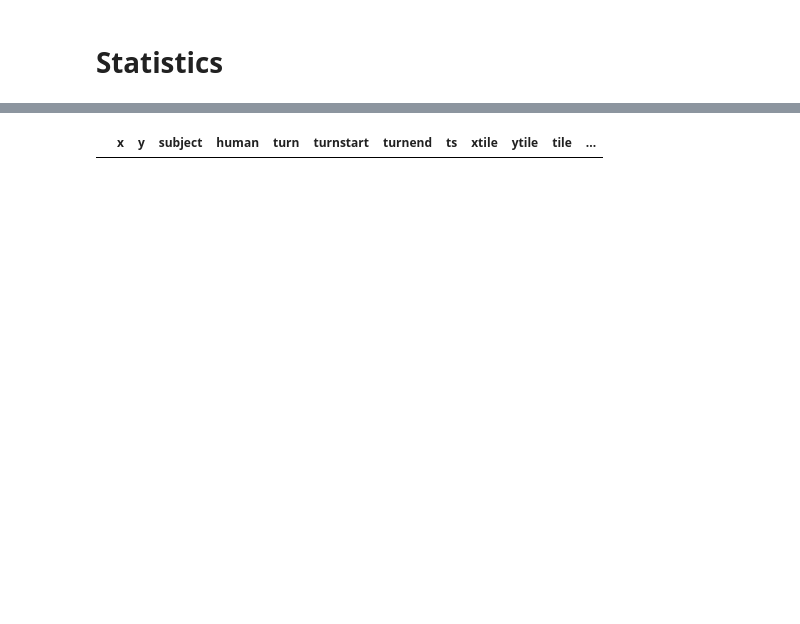
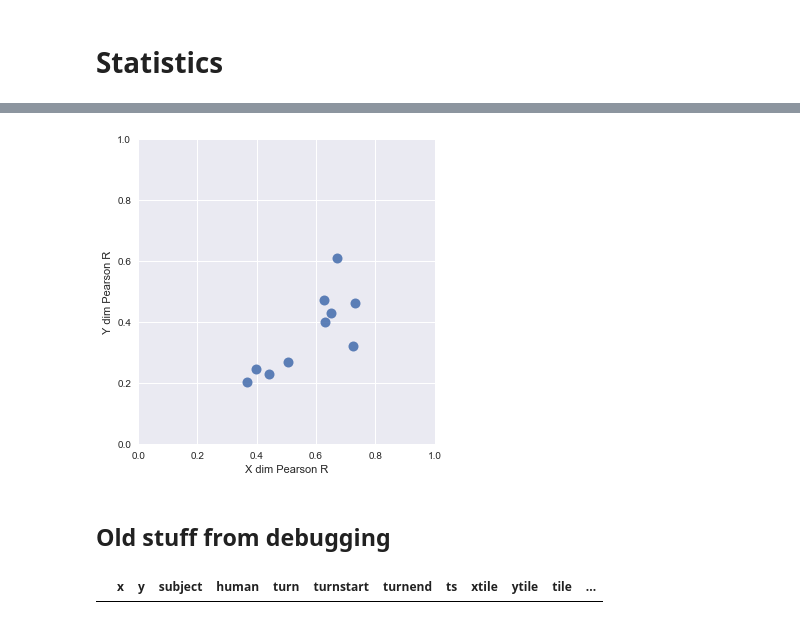
Before and after one commit to galbiati/mnk-cleaning-analysis, a Jupyter notebook: 2_eye/FINAL.ipynb, the cells around one changed output, grey strips where cells are left out. Saved outputs shown, nothing was run; the diff lists cells and outputs as text; code cells hidden in the pictures; blank space fills up the shorter version.

```diff
--- a/2_eye/FINAL.ipynb
+++ b/2_eye/FINAL.ipynb
@@ -358,25 +397,2 @@ array([[ nan,  inf,  inf, ...,  nan,  nan,  nan],
 # %% [markdown]
 # Statistics
-# %%
-fig, axes = plt.subplots(len(e_list), 2, figsize=(5, 20))
-for i in range(len(e_list)):
-    for j, c in enumerate(['x', 'y']):
-        ul = 4 if j==1 else 9
-        tt = t[i].loc[pd.notnull(t[i]['eye'+c])&pd.notnull(t[i]['mou'+c])&(t[i]['task']=='playing')]
-        tt = tt.loc[(tt['eye'+c]>=0)&(tt['eye'+c]<=ul)]
-        tt = tt.loc[(tt['mou'+c]>=0)&(tt['mou'+c]<=ul)]
-        lr = stats.linregress(tt['eye'+c], tt['mou'+c])
-        print(str(i), c, lr.rvalue, lr.pvalue)
-        axes[i, j].plot([-2, 11], [-2*lr.slope+lr.intercept, 11*lr.slope+lr.intercept], color='black')
-        axes[i, j].plot(tt['eye'+c], tt['mou'+c], linestyle='none', marker='o', alpha=.1, markersize=1)
-
-
-plt.setp(axes[:, 0], xlim=[-1, 10], ylim=[-1, 10])
-plt.setp(axes[:, 1], xlim=[-1, 5], ylim=[-1, 5])
-plt.setp(axes[:-1, :], xticklabels=[])
-plt.setp(axes[-1, 0], xlabel='Eye Pos (board coord.)')
-plt.setp(axes[4, 0], ylabel='Mouse Pos (board coord.)')
-plt.setp(axes[0, 0], title='X')
-plt.setp(axes[0, 1], title='Y')
-
-sns.despine()
@@ -415,3 +446,16 @@ g_list[0].head()
+# %%
+fig, axes = plt.subplots(1, 1, figsize=(5, 5))
+scatterkws['markersize'] = 10
+scatterkws['alpha'] = .9
+axes.plot(xrs, yrs, **scatterkws)
+plt.setp(axes, xlabel='X dim Pearson R', ylabel='Y dim Pearson R', xlim=[0, 1], ylim=[0, 1])
+
+sns.despine()
+plt.tight_layout()
+# %% [output]
+[figure, added]
+# %% [markdown]
+## Old stuff from debugging
 # %%
 _t = m.loc[m['turn'].isin([117,118,119])]
 _t
```
Also changed, not shown: parts of 12 cells of this notebook, 5 other files.
